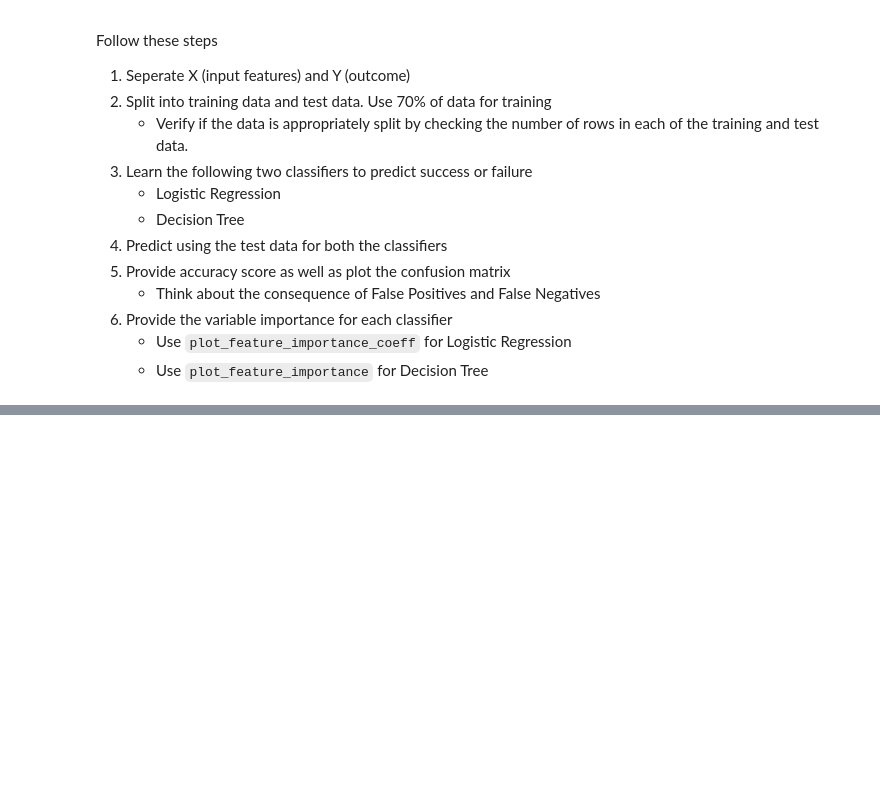
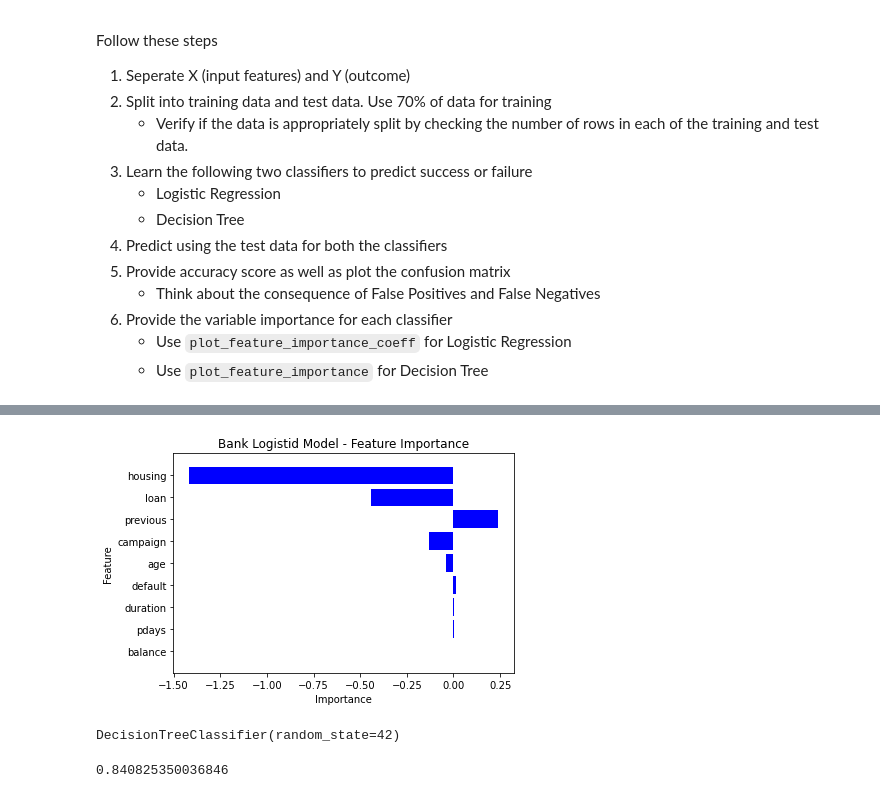
Before and after one commit to ssomanch/ITAO30210_Fall_2021, a Jupyter notebook: Lecture_26_ML_Classification_Nov_30.ipynb, the cells around one changed output, grey strips where cells are left out. Saved outputs shown, nothing was run; the diff lists cells and outputs as text; code cells hidden in the pictures; blank space fills up the shorter version.

```diff
--- a/Lecture_26_ML_Classification_Nov_30.ipynb
+++ b/Lecture_26_ML_Classification_Nov_30.ipynb
@@ -167,3 +235,6 @@ bank_data.dtypes
 ### Activity: Data Preprocessing Step - Remove categorical input variables
 
 Note that there are some categorical (the data type is object) and the classifiers do not like that datatype. So, we will remove it for now. Later, we will learn how to handle categorical input variables.
+# %%
+bank_data.drop(['marital', 'education', 'contact'], axis = 1, inplace=True)
+bank_data.head()
@@ -185,0 +300,15 @@ Follow these steps
+# %%
+plot_feature_importance_coeff(bank_logistic_model, bank_data_X.columns, cls_nm="Bank Logistid Model")
+# %% [output]
+[figure, added]
+# %%
+bank_decision_model = DecisionTreeClassifier(random_state=42)
+
+bank_decision_model.fit(bank_train_X, bank_train_Y)
+# %% [output]
+DecisionTreeClassifier(random_state=42)
+# %%
+bank_predict_Y = bank_decision_model.predict(bank_test_X)
+sklmetrics.accuracy_score(bank_test_Y, bank_predict_Y)
+# %% [output]
+0.840825350036846
```
Also changed, not shown: parts of 22 cells of this notebook.
